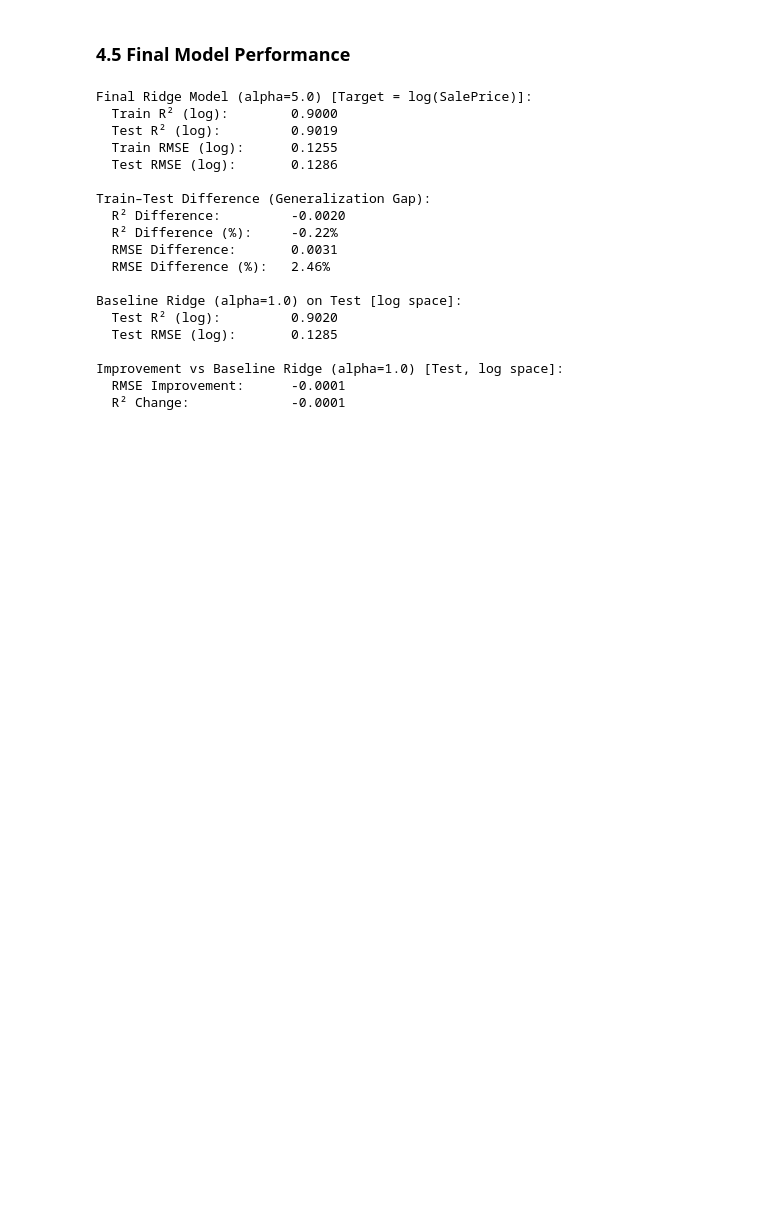
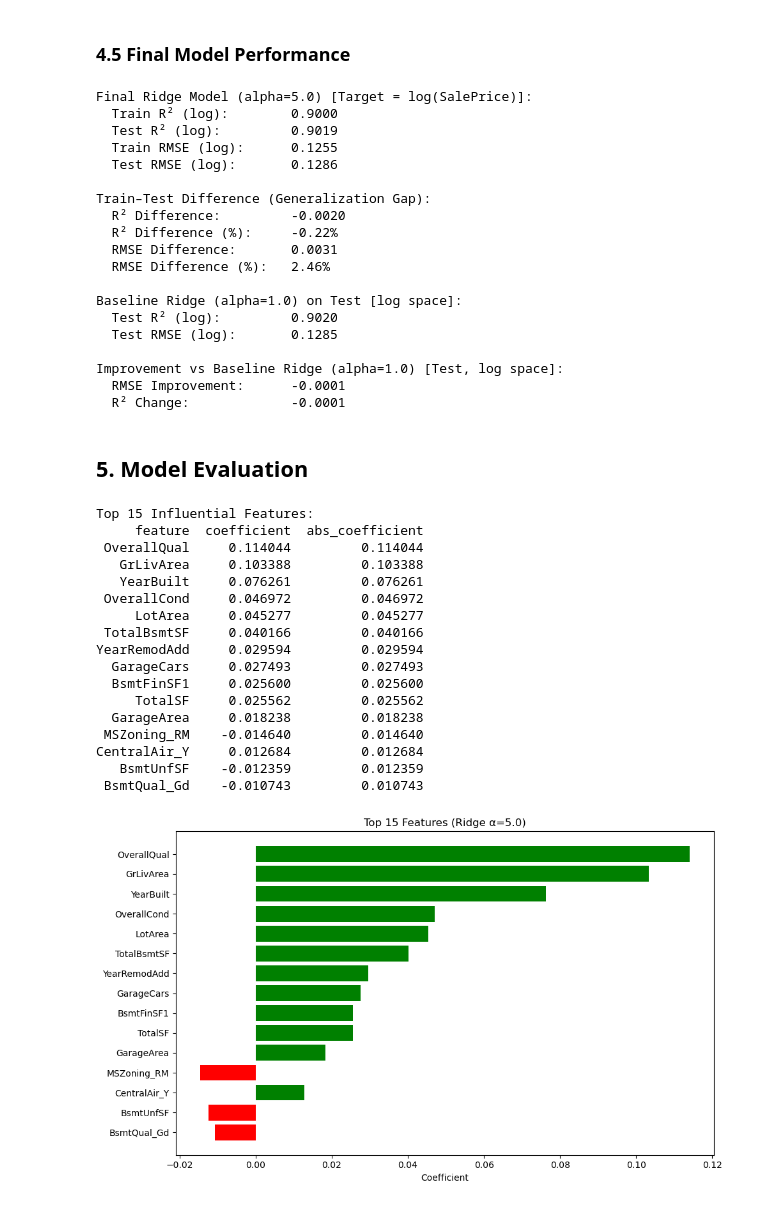
Before and after one commit to 1213dsas/MLDP-Project3, a Jupyter notebook: MLDP Program Codes Submission Template.ipynb, the cells around one changed output. Drawn from its saved outputs; the diff is of its cells as text; code cells hidden in the pictures; blank space fills up the shorter version.

Commit message:
Visualisation for Final Prediction & Features

```diff
--- a/MLDP Program Codes Submission Template.ipynb
+++ b/MLDP Program Codes Submission Template.ipynb
@@ -1595,3 +1595,43 @@ Baseline Ridge (alpha=1.0) on Test [log space]:
 Improvement vs Baseline Ridge (alpha=1.0) [Test, log space]:
   RMSE Improvement:      -0.0001
   R² Change:             -0.0001
+# %% [markdown]
+## 5. Model Evaluation
+# %%
+# Feature importance (unchanged)
+feature_coef = pd.DataFrame({
+    'feature': X_train_top25.columns,
+    'coefficient': final_ridge_model.coef_,
+    'abs_coefficient': np.abs(final_ridge_model.coef_)
+}).sort_values('abs_coefficient', ascending=False).head(15)
+
+print("\nTop 15 Influential Features:")
+print(feature_coef.to_string(index=False))
+
+plt.figure(figsize=(10, 6))
+colors = ['green' if x > 0 else 'red' for x in feature_coef['coefficient']]
+plt.barh(feature_coef['feature'], feature_coef['coefficient'], color=colors)
+plt.xlabel('Coefficient')
+plt.title(f'Top 15 Features (Ridge α={best_alpha})')
+plt.gca().invert_yaxis()
+plt.tight_layout()
+plt.show()
+# %% [output]
+Top 15 Influential Features:
+     feature  coefficient  abs_coefficient
+ OverallQual     0.114044         0.114044
+   GrLivArea     0.103388         0.103388
+   YearBuilt     0.076261         0.076261
+ OverallCond     0.046972         0.046972
+     LotArea     0.045277         0.045277
+ TotalBsmtSF     0.040166         0.040166
+YearRemodAdd     0.029594         0.029594
+  GarageCars     0.027493         0.027493
+  BsmtFinSF1     0.025600         0.025600
+     TotalSF     0.025562         0.025562
+  GarageArea     0.018238         0.018238
+ MSZoning_RM    -0.014640         0.014640
+CentralAir_Y     0.012684         0.012684
+   BsmtUnfSF    -0.012359         0.012359
+ BsmtQual_Gd    -0.010743         0.010743
+[figure, added]
```
Also changed, not shown: parts of 1 cell of this notebook.
